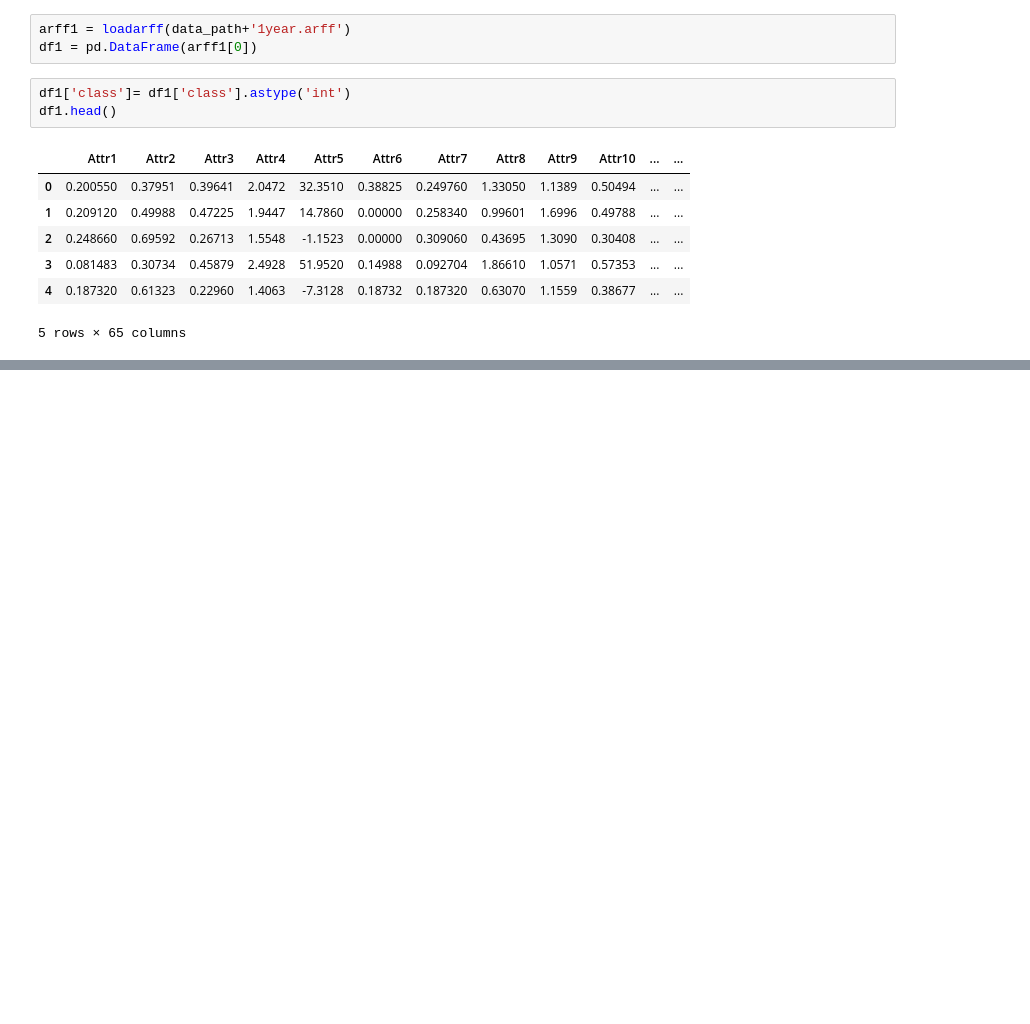
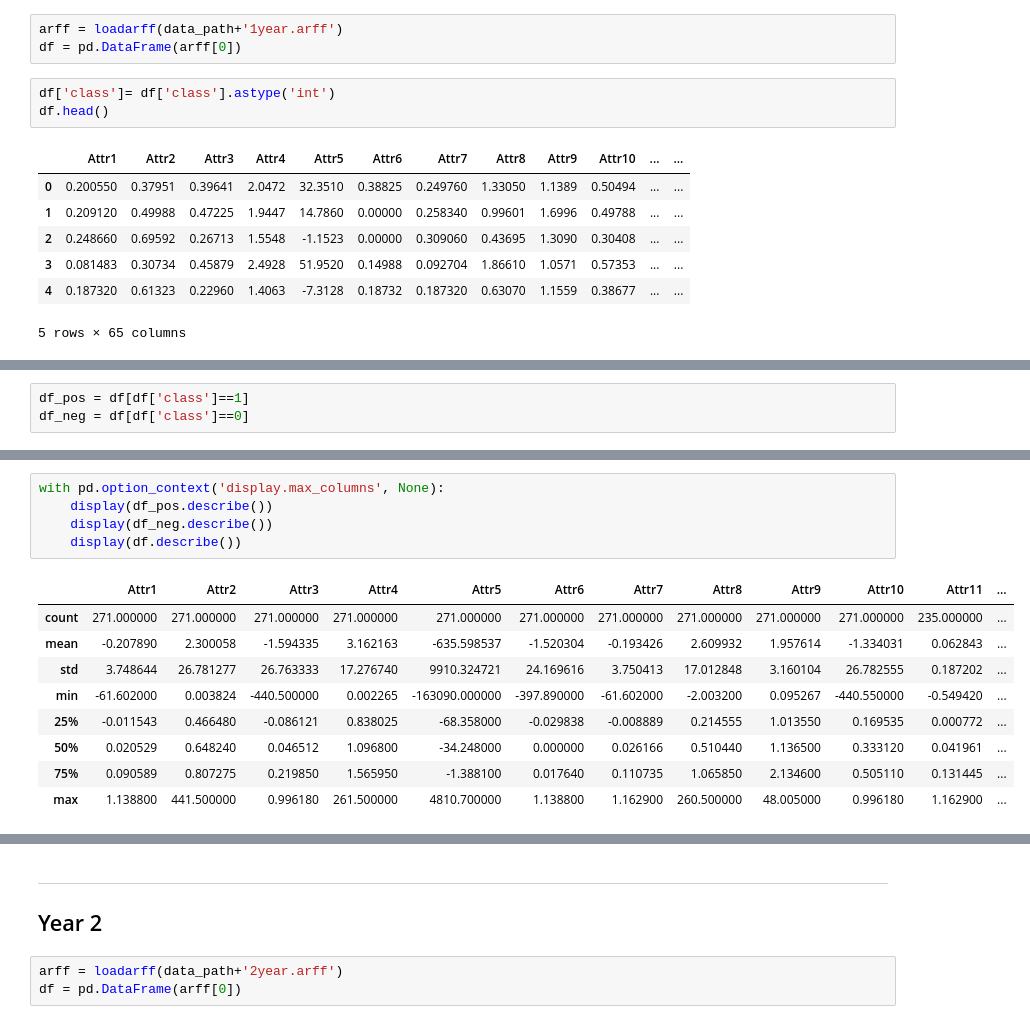
Before and after one commit to cb3101/bankruptcy_prediction, a Jupyter notebook: analysis/dataset.ipynb, the cells around one changed output, grey strips where cells are left out. Saved outputs shown, nothing was run; the diff lists cells and outputs as text; blank space fills up the shorter version.

```diff
--- a/analysis/dataset.ipynb
+++ b/analysis/dataset.ipynb
@@ -10,9 +20,9 @@ from scipy.io.arff import loadarff
 # %%
-arff1 = loadarff(data_path+'1year.arff')
-df1 = pd.DataFrame(arff1[0])
+arff = loadarff(data_path+'1year.arff')
+df = pd.DataFrame(arff[0])
 # %%
-df1['class']= df1['class'].astype('int')
-df1.head()
+df['class']= df['class'].astype('int')
+df.head()
 # %% [output]
 |  | Attr1 | Attr2 | Attr3 | Attr4 | Attr5 | Attr6 | Attr7 | Attr8 | Attr9 | Attr10 | ... | ... |
 | 0 | 0.200550 | 0.37951 | 0.39641 | 2.0472 | 32.3510 | 0.38825 | 0.249760 | 1.33050 | 1.1389 | 0.50494 | ... | ... |
@@ -32,0 +40,3 @@ df1_neg = df1[df1['class']==0]
+# %%
+df_pos = df[df['class']==1]
+df_neg = df[df['class']==0]
@@ -32,0 +103,15 @@ df1_neg = df1[df1['class']==0]
+# %%
+with pd.option_context('display.max_columns', None):
+    display(df_pos.describe())
+    display(df_neg.describe())
+    display(df.describe())
+# %% [output]
+|  | Attr1 | Attr2 | Attr3 | Attr4 | Attr5 | Attr6 | Attr7 | Attr8 | Attr9 | Attr10 | Attr11 | ... |
+| count | 271.000000 | 271.000000 | 271.000000 | 271.000000 | 271.000000 | 271.000000 | 271.000000 | 271.000000 | 271.000000 | 271.000000 | 235.000000 | ... |
+| mean | -0.207890 | 2.300058 | -1.594335 | 3.162163 | -635.598537 | -1.520304 | -0.193426 | 2.609932 | 1.957614 | -1.334031 | 0.062843 | ... |
+| std | 3.748644 | 26.781277 | 26.763333 | 17.276740 | 9910.324721 | 24.169616 | 3.750413 | 17.012848 | 3.160104 | 26.782555 | 0.187202 | ... |
+| min | -61.602000 | 0.003824 | -440.500000 | 0.002265 | -163090.000000 | -397.890000 | -61.602000 | -2.003200 | 0.095267 | -440.550000 | -0.549420 | ... |
+| 25% | -0.011543 | 0.466480 | -0.086121 | 0.838025 | -68.358000 | -0.029838 | -0.008889 | 0.214555 | 1.013550 | 0.169535 | 0.000772 | ... |
+| 50% | 0.020529 | 0.648240 | 0.046512 | 1.096800 | -34.248000 | 0.000000 | 0.026166 | 0.510440 | 1.136500 | 0.333120 | 0.041961 | ... |
+| 75% | 0.090589 | 0.807275 | 0.219850 | 1.565950 | -1.388100 | 0.017640 | 0.110735 | 1.065850 | 2.134600 | 0.505110 | 0.131445 | ... |
+| max | 1.138800 | 441.500000 | 0.996180 | 261.500000 | 4810.700000 | 1.138800 | 1.162900 | 260.500000 | 48.005000 | 0.996180 | 1.162900 | ... |
@@ -32,0 +136,6 @@ df1_neg = df1[df1['class']==0]
+# %% [markdown]
+---
+## Year 2
+# %%
+arff = loadarff(data_path+'2year.arff')
+df = pd.DataFrame(arff[0])
```
Also changed, not shown: parts of 42 cells of this notebook.
